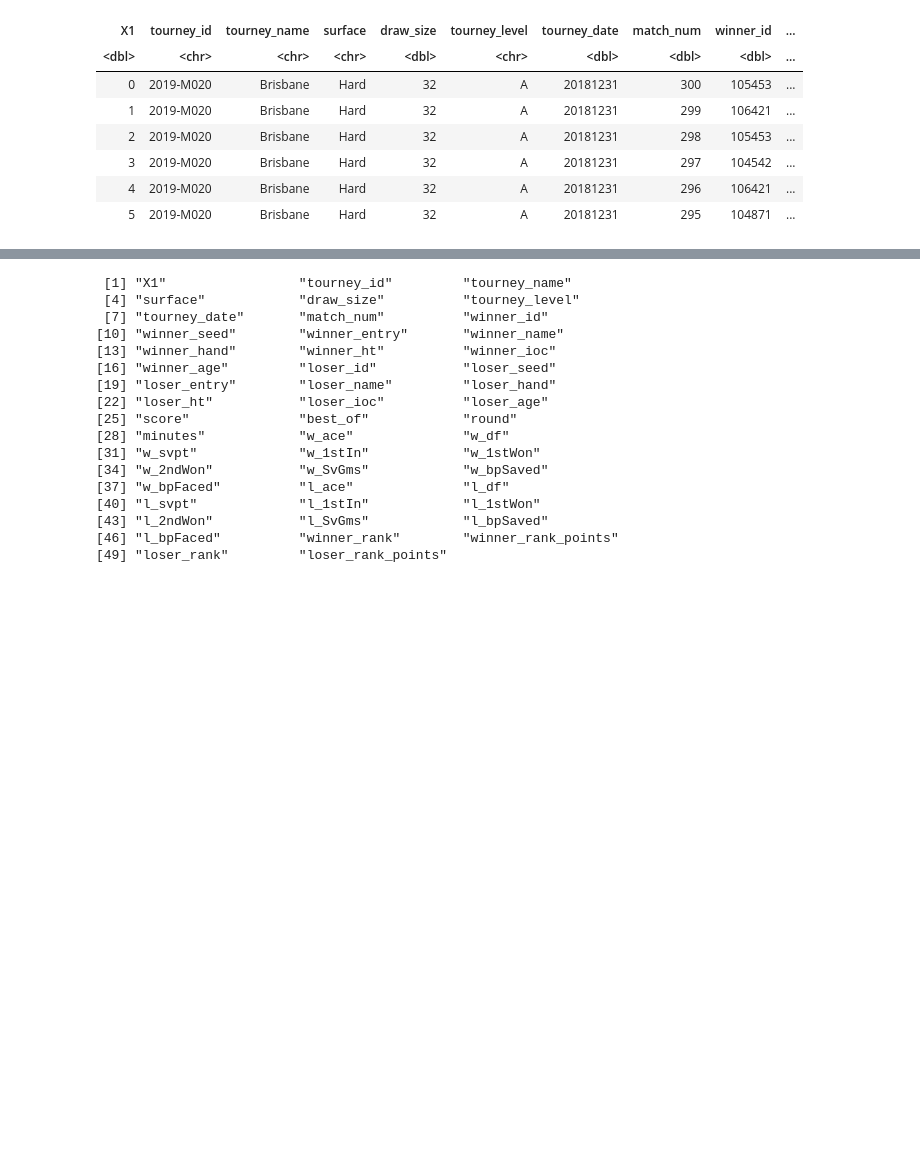
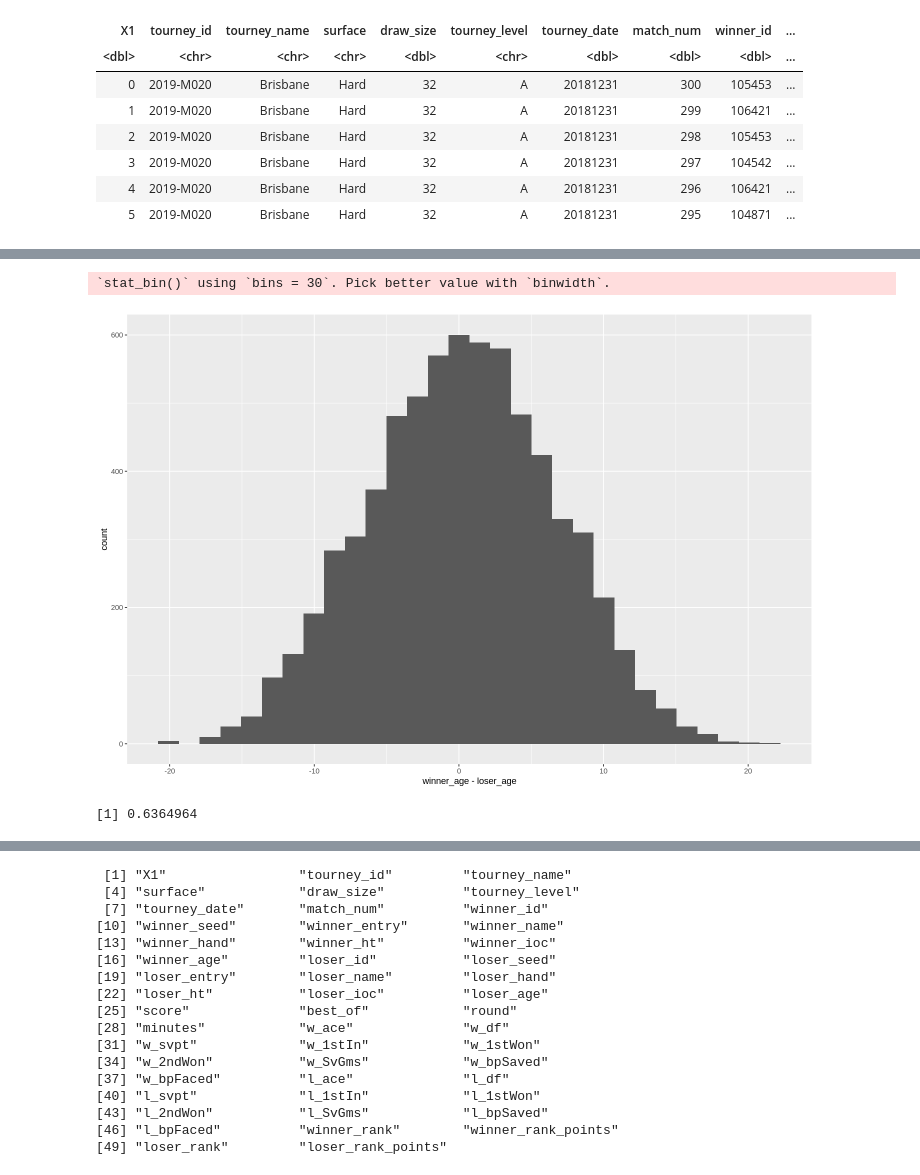
Before and after one commit to SimonYYL/DSCI_100_group19_group_project, a Jupyter notebook: project_proposal_draft.ipynb, the cells around one changed output, grey strips where cells are left out. Cells and saved outputs as stored; diff of their text form; code cells hidden in the pictures; blank space fills up the shorter version.

```diff
--- a/project_proposal_draft.ipynb
+++ b/project_proposal_draft.ipynb
@@ -62,0 +95,15 @@ A tibble: 6 × 50
+# %%
+ggplot(atp_data_frame, aes(x=winner_age - loser_age)) +
+    geom_histogram()
+# %% [output]
+`stat_bin()` using `bins = 30`. Pick better value with `binwidth`.
+[figure, added]
+# %%
+hi_rank_wins = nrow(filter(atp_data_frame, loser_rank_points < winner_rank_points))
+lo_rank_wins = nrow(filter(atp_data_frame, loser_rank_points > winner_rank_points))
+total_wins = hi_rank_wins + lo_rank_wins
+hi_rank_pct = hi_rank_wins/total_wins
+
+hi_rank_pct
+# %% [output]
+[1] 0.6364964
```
Also changed, not shown: parts of 6 cells of this notebook.
